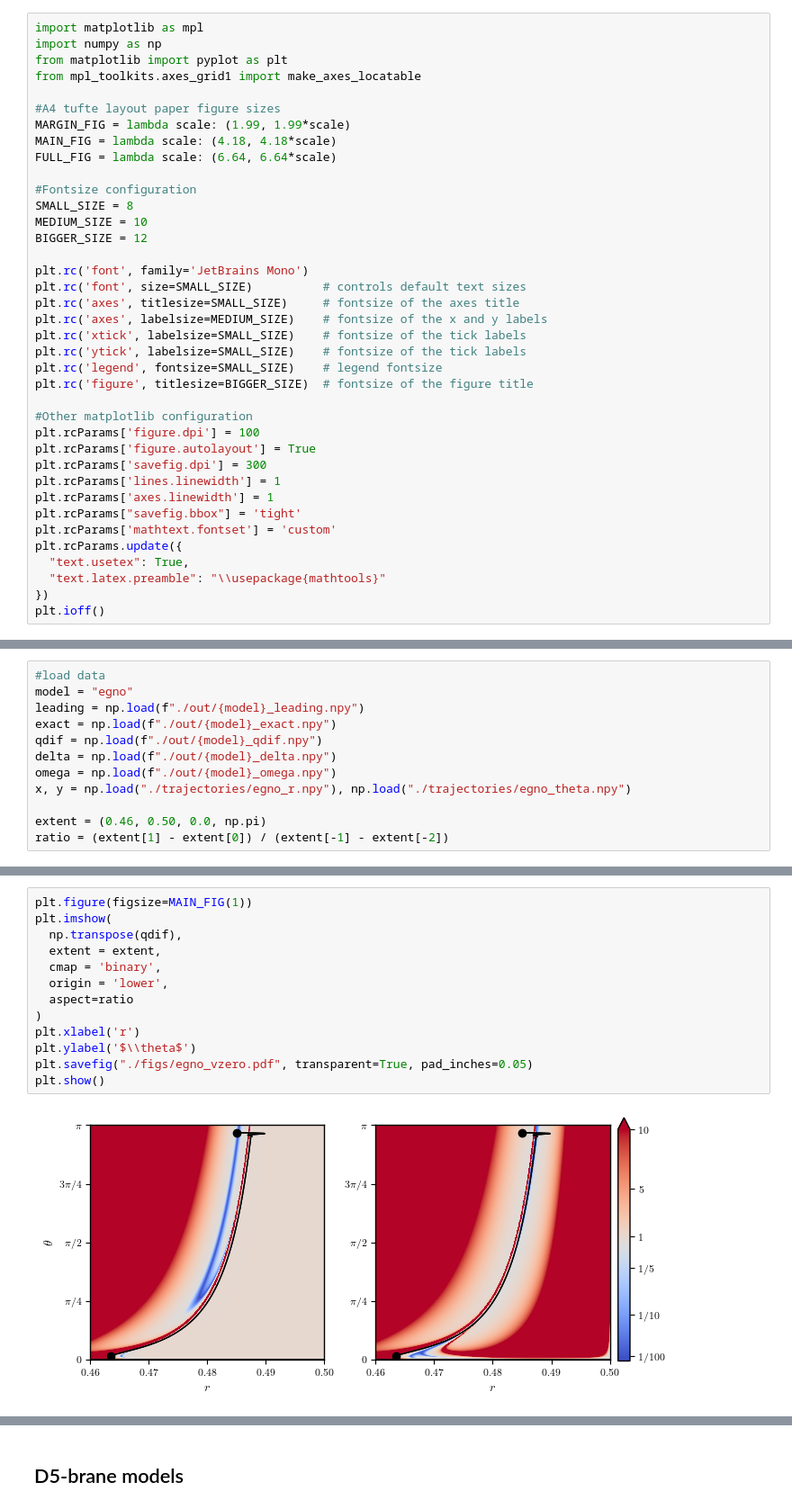
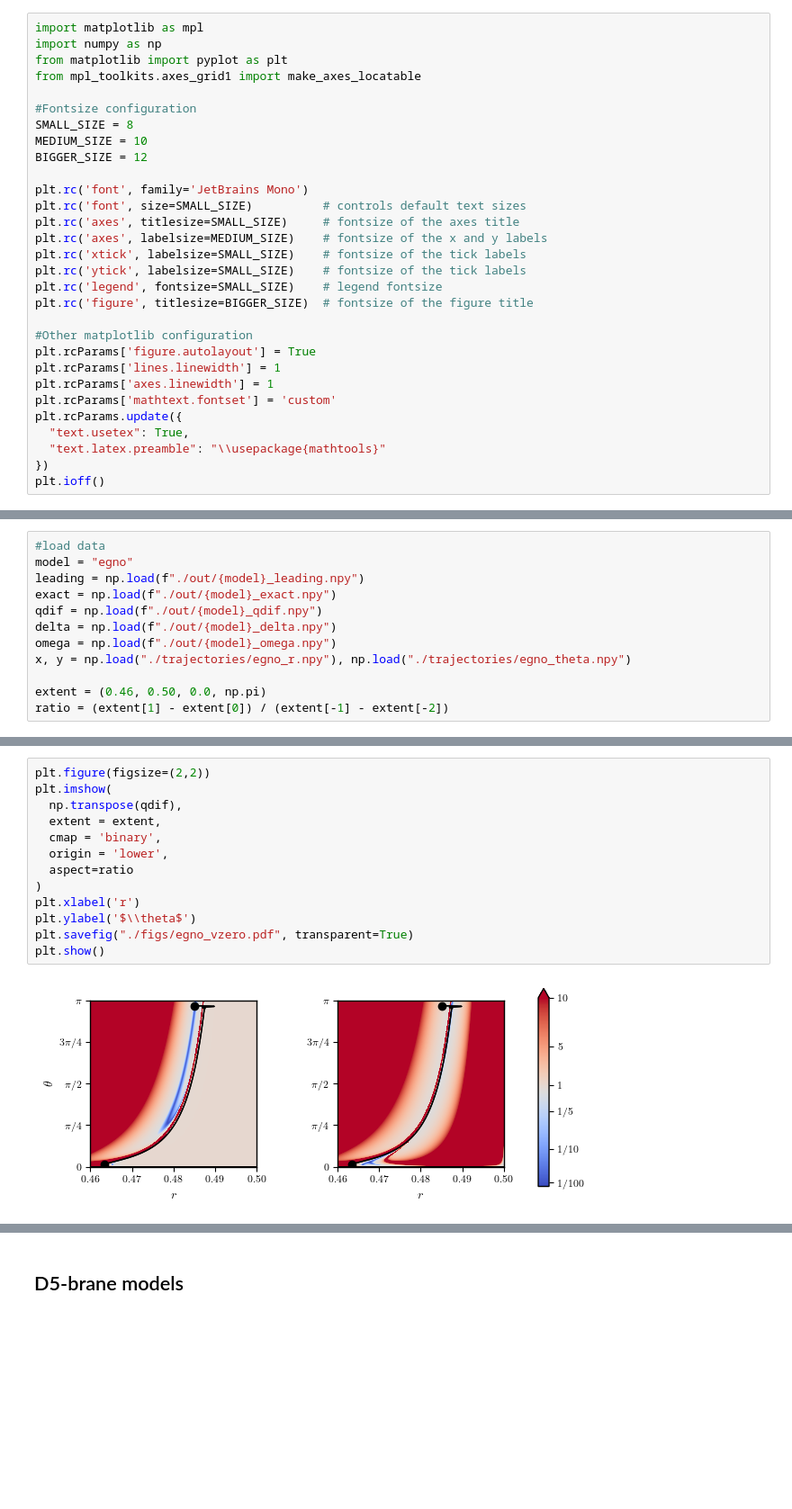
Before and after one commit to smups/srrt_models, a Jupyter notebook: plots.ipynb, the cells around one changed output, grey strips where cells are left out. Shown: that part at 90% size. Drawn from its saved outputs; the diff is of its cells as text; blank space fills up the shorter version.

```diff
--- a/plots.ipynb
+++ b/plots.ipynb
@@ -7,11 +7,6 @@ import matplotlib as mpl
 import numpy as np
 from matplotlib import pyplot as plt
 from mpl_toolkits.axes_grid1 import make_axes_locatable
-
-#A4 tufte layout paper figure sizes
-MARGIN_FIG = lambda scale: (1.99, 1.99*scale)
-MAIN_FIG = lambda scale: (4.18, 4.18*scale)
-FULL_FIG = lambda scale: (6.64, 6.64*scale)
 
 #Fontsize configuration
 SMALL_SIZE = 8
@@ -28,12 +23,9 @@ plt.rc('legend', fontsize=SMALL_SIZE)    # legend fontsize
 plt.rc('figure', titlesize=BIGGER_SIZE)  # fontsize of the figure title
 
 #Other matplotlib configuration
-plt.rcParams['figure.dpi'] = 100
 plt.rcParams['figure.autolayout'] = True
-plt.rcParams['savefig.dpi'] = 300
 plt.rcParams['lines.linewidth'] = 1
 plt.rcParams['axes.linewidth'] = 1
-plt.rcParams["savefig.bbox"] = 'tight'
 plt.rcParams['mathtext.fontset'] = 'custom'
 plt.rcParams.update({
   "text.usetex": True,
@@ -269,16 +246,16 @@ fig.savefig("./figs/egno.pdf", transparent=True, pad_inches=0.05)
 fig.show()
 # %%
-plt.figure(figsize=MAIN_FIG(1))
+plt.figure(figsize=(2,2))
 plt.imshow(
   np.transpose(qdif),
   extent = extent,
   cmap = 'binary',
   origin = 'lower',
   aspect=ratio
 )
 plt.xlabel('r')
 plt.ylabel('$\\theta$')
-plt.savefig("./figs/egno_vzero.pdf", transparent=True, pad_inches=0.05)
+plt.savefig("./figs/egno_vzero.pdf", transparent=True)
 plt.show()
 # %% [output]
-[figure, old version]
+[figure, new version]
```
Also changed, not shown: parts of 12 cells of this notebook, 12 other files.
